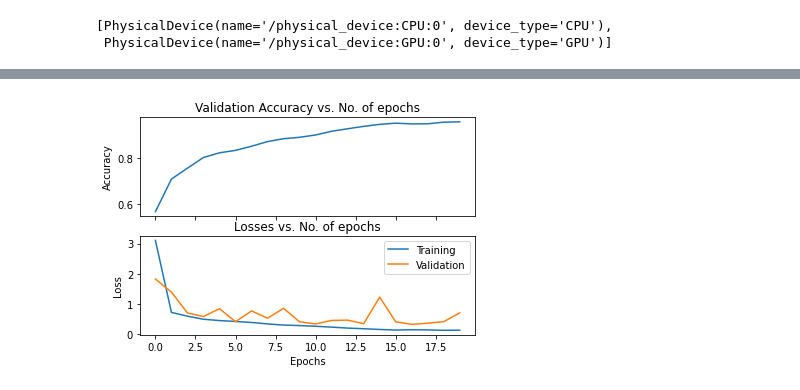
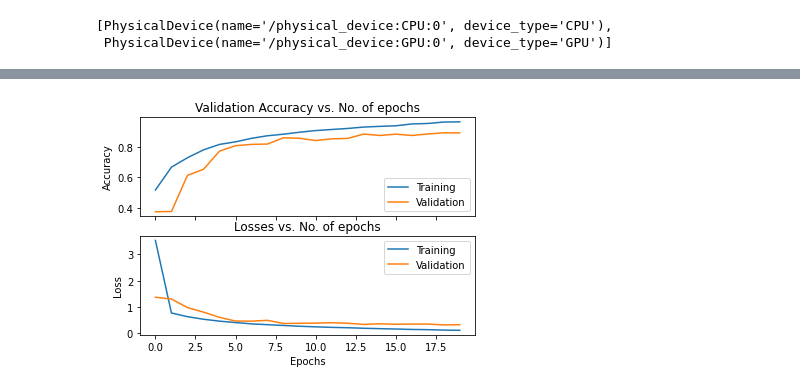
Before and after one commit to jonathat22/Brain-Tumor-Classification, a Jupyter notebook: TF_brain_class.ipynb, the cells around one changed output, grey strips where cells are left out. Cells and saved outputs as stored; diff of their text form; code cells hidden in the pictures.

Commit message:
added learning rate decay

```diff
--- a/TF_brain_class.ipynb
+++ b/TF_brain_class.ipynb
@@ -126,7 +118,14 @@ Class Names: ['glioma', 'meningioma', 'notumor', 'pituitary']
 # %%
 #### Model Hyperparameters ####
 learning_rate = 0.001
-optimizer = keras.optimizers.Adam(learning_rate=learning_rate)
+
+## learning rate decay parameters ##
+decay_steps = 1.0
+decay_rate = 0.1
+learning_rate_scheduler = keras.optimizers.schedules.InverseTimeDecay(
+    learning_rate, decay_steps, decay_rate, staircase=False, name=None)
+
+optimizer = keras.optimizers.Adam(learning_rate=learning_rate_scheduler)
 loss = keras.losses.SparseCategoricalCrossentropy()
 metrics=['accuracy']
 epochs = 20
@@ -190,24 +189,26 @@ Epoch 20/20
 # %%
 def plot_results(history):
     epoch_lst = list(range(epochs))
     accuracies = history.history['accuracy']
     val_accuracies = history.history['val_accuracy']
     loss = history.history['loss']
     val_loss = history.history['val_loss']
     fig, (ax1, ax2) = plt.subplots(2, sharex=True)
     ax1.plot(epoch_lst, accuracies)
+    ax1.plot(epoch_lst, val_accuracies)
+    ax1.legend(['Training', 'Validation'])
     ax1.set_title('Validation Accuracy vs. No. of epochs')
     ax1.set(ylabel='Accuracy')
     ax2.plot(epoch_lst, loss)
     ax2.plot(epoch_lst, val_loss)
     ax2.set_title('Losses vs. No. of epochs')
     ax2.set(xlabel='Epochs', ylabel='Loss')
     ax2.legend(['Training', 'Validation'])
     plt.show()
 
 plot_results(history)
 # %% [output]
-[figure, old version]
+[figure, new version]
 # %%
 model.save('/Users/Jonathan/Desktop/Errythang/MSDAS/Bioinformatics/project/Brain-Tumor-Classification/tf_model.pth')
 # %% [output]
```
Also changed, not shown: parts of 4 cells of this notebook.
